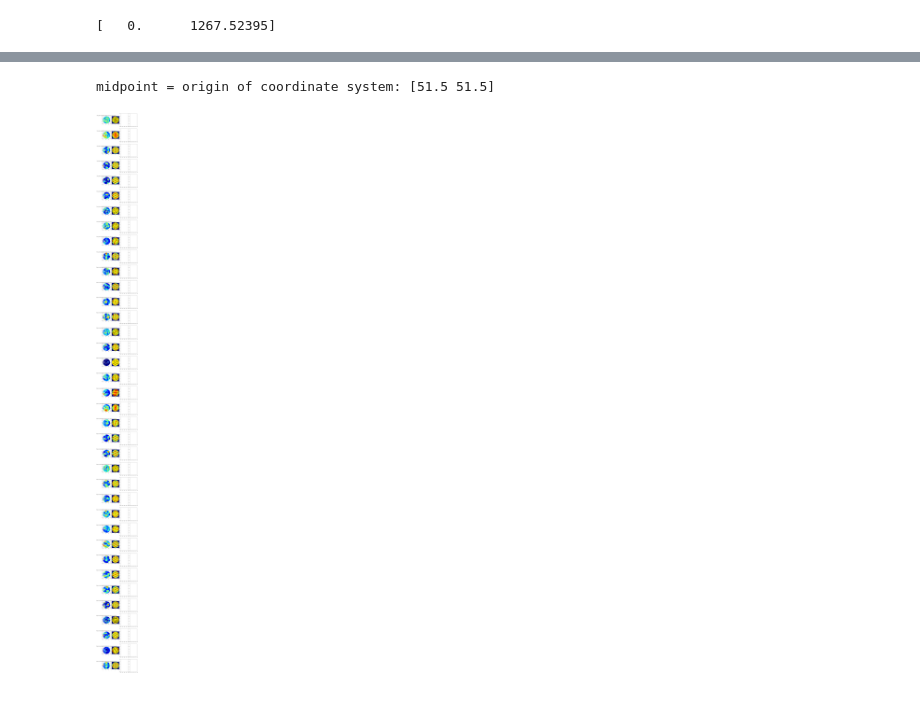
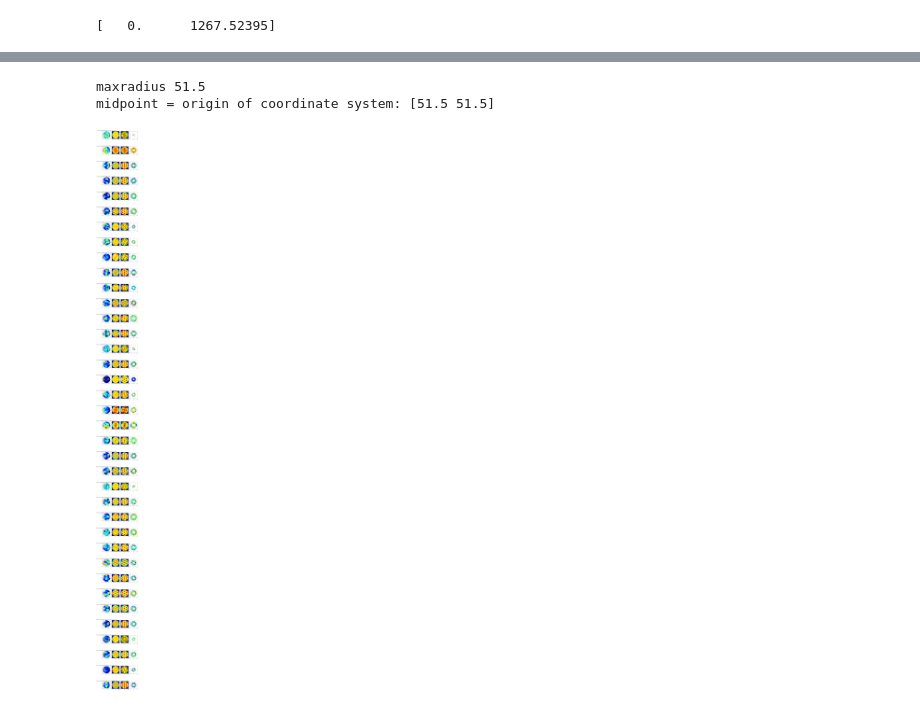
Before and after one commit to kevin-allen/spikeA, a Jupyter notebook: docs_notebooks/gridscore_doughnut.ipynb, the cells around one changed output, grey strips where cells are left out. Drawn from its saved outputs; the diff is of its cells as text; code cells hidden in the pictures.

```diff
--- a/docs_notebooks/gridscore_doughnut.ipynb
+++ b/docs_notebooks/gridscore_doughnut.ipynb
@@ -19,7 +19,7 @@ import scipy
 import scipy.ndimage as ndimage
 import scipy.ndimage.filters as filters
 # %%
-path="/d64/data/electro/bt0975/bt0975-28092021-0105"
+path="/adata/electro/bt0975/bt0975-28092021-0105"
 name="bt0975-28092021-0105"
 # %%
 ses = Kilosort_session(name=name,path=path)
@@ -147,4 +183,6 @@ outer radius: 10.0
 # %%
+maxradius = np.min(np.array(cg.neuron_list[0].spatial_properties.spatial_autocorrelation_map.shape))/2
+print("maxradius",maxradius)
 midpoint = np.array(cg.neuron_list[0].spatial_properties.spatial_autocorrelation_map.shape)/2
 print("midpoint = origin of coordinate system:",midpoint)
 r_outer_range = np.linspace(10,50,100)
@@ -156,43 +194,83 @@ fig, axs = plt.subplots(len(cg.neuron_list),4,figsize=(12,200))
 
 for i, n in enumerate(cg.neuron_list):
 
+#    if i>7:
+#        continue
+
     n.set_spatial_properties(ap)
 
     n.spatial_properties.firing_rate_map_2d(cm_per_bin =2, smoothing_sigma_cm = 2, smoothing=True)
     axs[i,0].imshow(n.spatial_properties.firing_rate_map, cmap='jet')
     axs[i,0].set_title("firing rate map for"+name+", cell: id="+str(i)+", name="+n.name)
 
 
     n.spatial_properties.spatial_autocorrelation_map_2d()
     axs[i,1].imshow(n.spatial_properties.spatial_autocorrelation_map, cmap='jet')
 
-    x,y = n.spatial_properties.spatial_autocorrelation_field_detection(threshold = 0.1, neighborhood_size = 5)
-    axs[i,1].scatter(x,y, color='black')
+
+
+
+    axs[i,2].imshow(n.spatial_properties.spatial_autocorrelation_map, cmap='jet')
+
+    n.spatial_properties.spatial_autocorrelation_field_detection(threshold = 0.1, neighborhood_size = 5)
+    x,y = n.spatial_properties.spatial_autocorrelation_field
+
+    axs[i,2].scatter(x,y, color='black')
 
 
 
 
+    '''
+
+    r_outer_radii = []
+
     # find proper dimensions for doughnut
     for r_outer in r_outer_range:
-        points_inside_dougnut= [ (x_,y_) for x_,y_ in zip(x,y) if r_outer/2 < math.dist(midpoint, [x_,y_]) < r_outer ]
-        if(len(points_inside_dougnut)==6):
+        points_inside_dougnut= [ (x_,y_) for x_,y_ in zip(x,y) if math.dist(midpoint, [x_,y_]) < r_outer ]
+        if(len(points_inside_dougnut)>=7):
             r_outer_radii.append(r_outer)
-    r_outer_radius_use = np.mean(r_outer_radii)
 
-    circle1 = plt.Circle((midpoint[0], midpoint[1]), r_outer_radius_use, color='r' , fill=False)
+    if len(r_outer_radii):
 
-    axs[i,1].add_patch(circle1)
+        r_outer_radius_contains6 = r_outer_radii[0] # np.mean(r_outer_radii)
+
+        r_outer_radius_use = r_outer_radius_contains6*1.3
+        r_inner_radius_use = r_outer_radius_contains6*0.5
+
+        r_outer_radius_use = np.round(np.min([r_outer_radius_use, maxradius*0.9]))
+
+    else:
+        r_outer_radius_use = maxradius*0.9
+        r_inner_radius_use = r_outer_radius_use/1.3*0.9
+
+
+    #circle_6 = plt.Circle((midpoint[0], midpoint[1]), r_outer_radius_contains6, color='white' , fill=False)
+    #circle_border = plt.Circle((midpoint[0], midpoint[1]), maxradius*0.9, color='red' , fill=False)
+
+    circle_outer = plt.Circle((midpoint[0], midpoint[1]), r_outer_radius_use, color='black' , fill=False)
+    circle_inner = plt.Circle((midpoint[0], midpoint[1]), r_inner_radius_use, color='black' , fill=False)
 
 
 
 
 
+    axs[i,1].add_patch(circle_outer)
+    axs[i,1].add_patch(circle_inner)
 
+    #axs[i,1].add_patch(circle_6)
+    #axs[i,1].add_patch(circle_border)
 
+    '''
+
+    n.spatial_properties.calculate_doughnut()
+    doughnut = n.spatial_properties.doughnut
+
+    axs[i,3].imshow(doughnut, cmap='jet')
 
 
 
 plt.show()
 # %% [output]
+maxradius 51.5
 midpoint = origin of coordinate system: [51.5 51.5]
-[figure, old version]
+[figure, new version]
```
Also changed, not shown: parts of 4 cells of this notebook, 1 other file.
